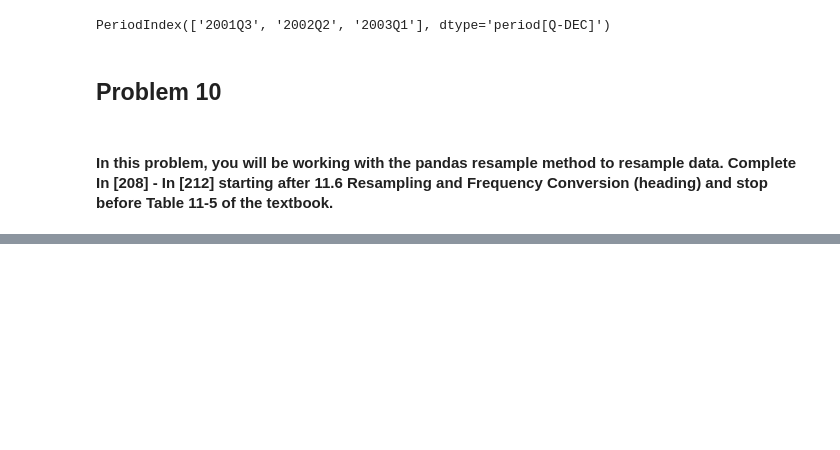
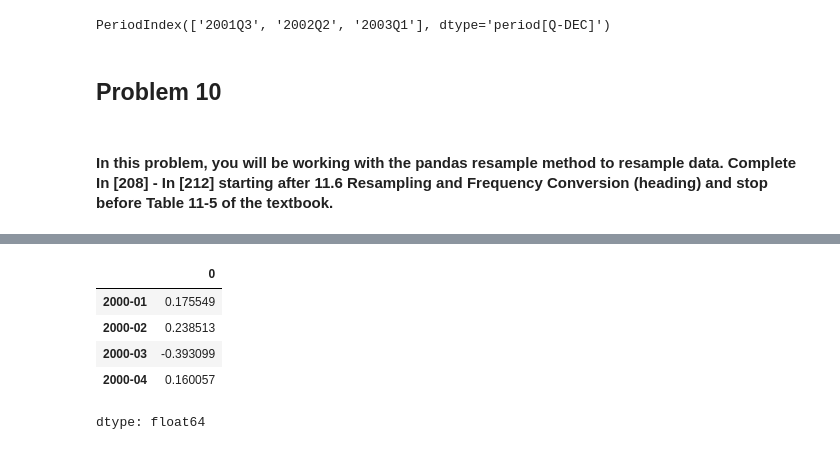
Before and after one commit to tartam1/IT545, a Jupyter notebook: Lab_6_Assignment.ipynb, the cells around one changed output, grey strips where cells are left out. Saved outputs shown, nothing was run; the diff lists cells and outputs as text; code cells hidden in the pictures; blank space fills up the shorter version.

```diff
--- a/Lab_6_Assignment.ipynb
+++ b/Lab_6_Assignment.ipynb
@@ -425,0 +454,9 @@ PeriodIndex(['2001Q3', '2002Q2', '2003Q1'], dtype='period[Q-DEC]')
+# %%
+ts.resample("M", kind="period").mean()
+# %% [output]
+|  | 0 |
+| 2000-01 | 0.175549 |
+| 2000-02 | 0.238513 |
+| 2000-03 | -0.393099 |
+| 2000-04 | 0.160057 |
+dtype: float64
```
Also changed, not shown: parts of 3 cells of this notebook.
